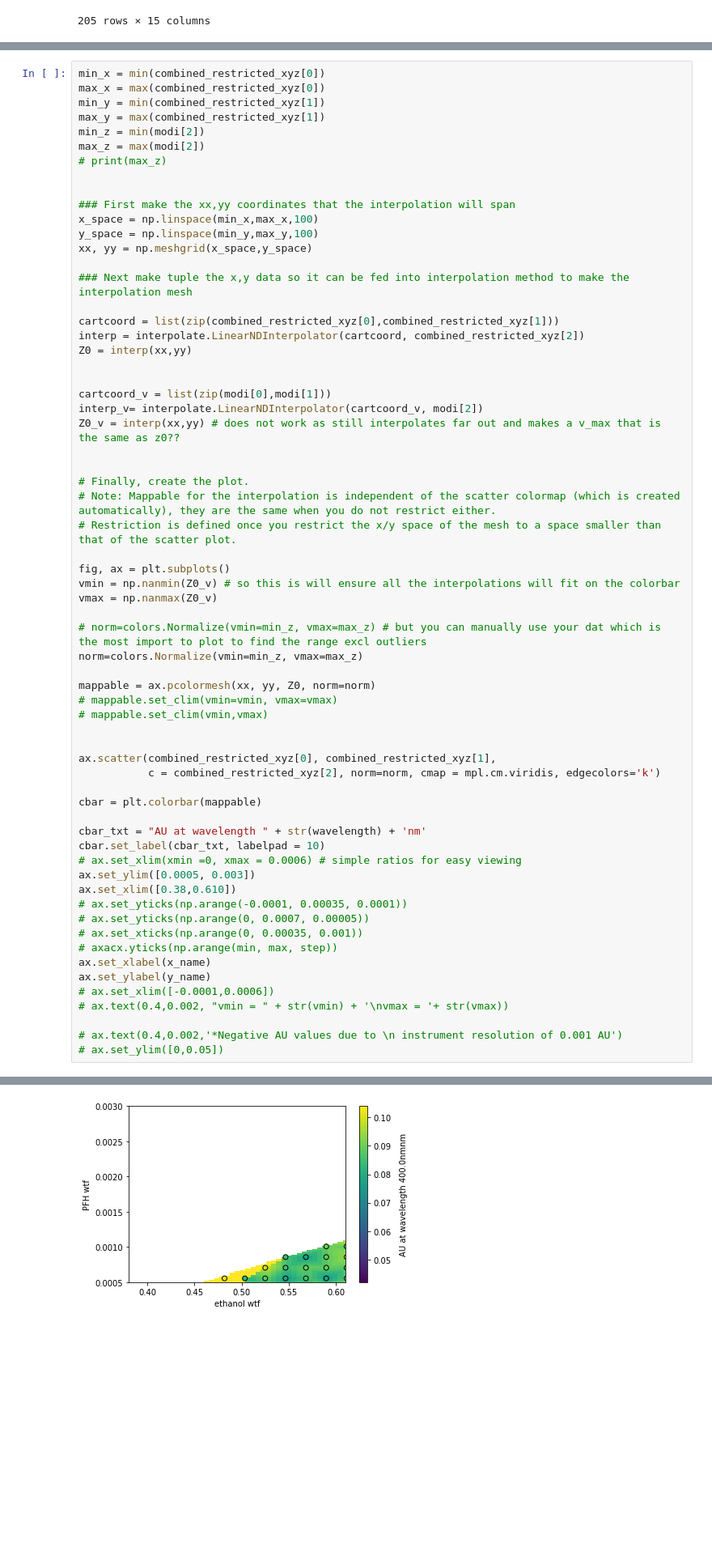
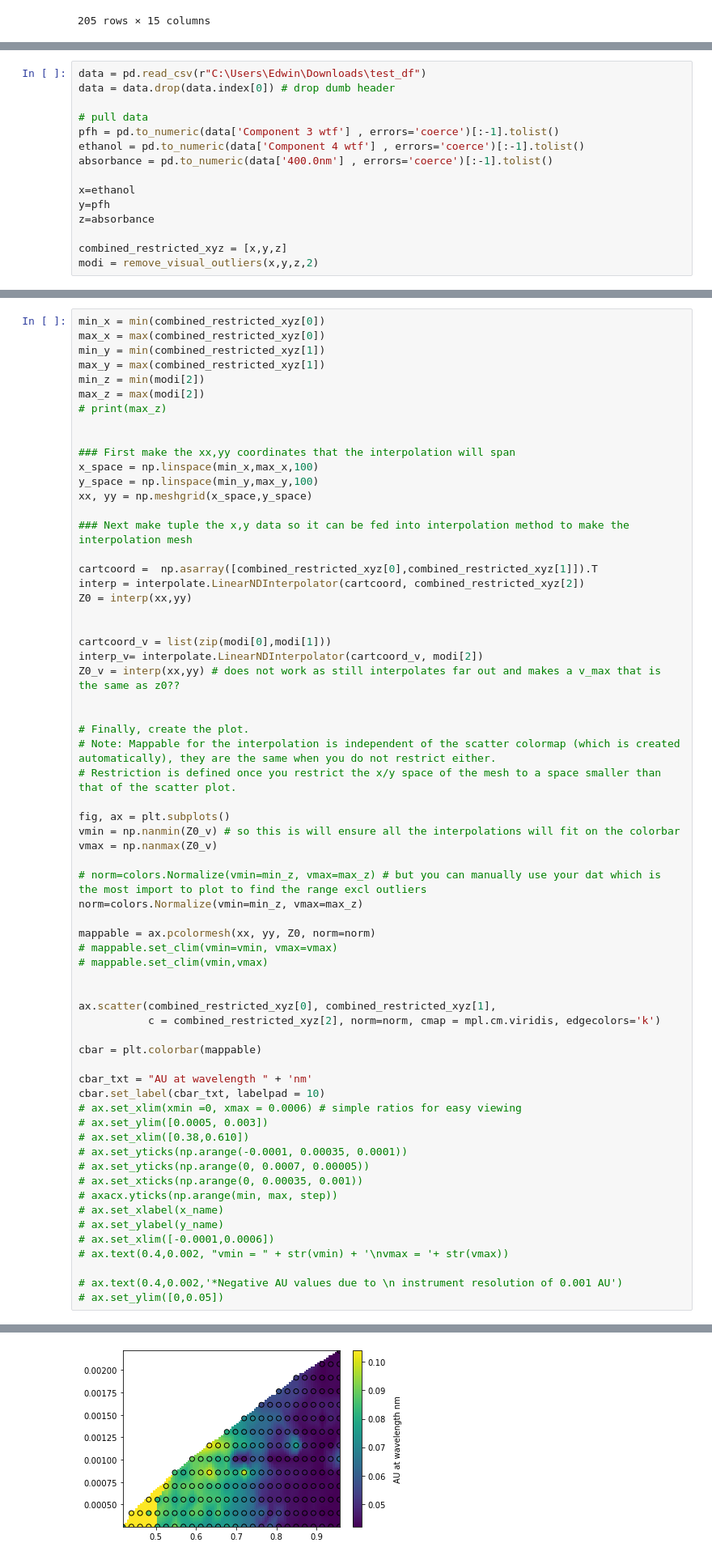
Before and after one commit to pozzo-research-group/OT2Protocols, a Jupyter notebook: ot2protocol/Ouzo_OT2_Sampling/Plate Reader UVVis Processing_final-Copy1.ipynb, the cells around one changed output, grey strips where cells are left out. Shown: that part at 81% size. Saved outputs shown, nothing was run; the diff lists cells and outputs as text; blank space fills up the shorter version.

```diff
--- a/ot2protocol/Ouzo_OT2_Sampling/Plate Reader UVVis Processing_final-Copy1.ipynb
+++ b/ot2protocol/Ouzo_OT2_Sampling/Plate Reader UVVis Processing_final-Copy1.ipynb
@@ -184,3 +125,18 @@ Z0.shape
+# %%
+data = pd.read_csv(r"C:\Users\Edwin\Downloads\test_df")
+data = data.drop(data.index[0]) # drop dumb header
+
+# pull data
+pfh = pd.to_numeric(data['Component 3 wtf'] , errors='coerce')[:-1].tolist()
+ethanol = pd.to_numeric(data['Component 4 wtf'] , errors='coerce')[:-1].tolist()
+absorbance = pd.to_numeric(data['400.0nm'] , errors='coerce')[:-1].tolist()
+
+x=ethanol
+y=pfh
+z=absorbance
+
+combined_restricted_xyz = [x,y,z]
+modi = remove_visual_outliers(x,y,z,2)
 # %%
 x_space = np.linspace(min_x,max_x,100)
 y_space = np.linspace(min_y,max_y,100)
@@ -205,7 +167,7 @@ xx, yy = np.meshgrid(x_space,y_space)
 
 ### Next make tuple the x,y data so it can be fed into interpolation method to make the interpolation mesh
 
-cartcoord = list(zip(combined_restricted_xyz[0],combined_restricted_xyz[1]))
+cartcoord =  np.asarray([combined_restricted_xyz[0],combined_restricted_xyz[1]]).T
 interp = interpolate.LinearNDInterpolator(cartcoord, combined_restricted_xyz[2])
 Z0 = interp(xx,yy)
 
@@ -236,17 +198,17 @@ ax.scatter(combined_restricted_xyz[0], combined_restricted_xyz[1],
 
 cbar = plt.colorbar(mappable)
 
-cbar_txt = "AU at wavelength " + str(wavelength) + 'nm'
+cbar_txt = "AU at wavelength " + 'nm'
 cbar.set_label(cbar_txt, labelpad = 10)
 # ax.set_xlim(xmin =0, xmax = 0.0006) # simple ratios for easy viewing
-ax.set_ylim([0.0005, 0.003])
-ax.set_xlim([0.38,0.610])
+# ax.set_ylim([0.0005, 0.003])
+# ax.set_xlim([0.38,0.610])
 # ax.set_yticks(np.arange(-0.0001, 0.00035, 0.0001))
 # ax.set_yticks(np.arange(0, 0.0007, 0.00005))
 # ax.set_xticks(np.arange(0, 0.00035, 0.001))
 # axacx.yticks(np.arange(min, max, step))
-ax.set_xlabel(x_name)
-ax.set_ylabel(y_name)
+# ax.set_xlabel(x_name)
+# ax.set_ylabel(y_name)
 # ax.set_xlim([-0.0001,0.0006])
 # ax.text(0.4,0.002, "vmin = " + str(vmin) + '\nvmax = '+ str(vmax))
 
@@ -257,4 +218,4 @@ Text(0, 0.5, 'PFH wtf')
-[figure, old version]
+[figure, new version]
 # %%
 remove_index[0]
 # %% [output]
```
Also changed, not shown: parts of 10 cells of this notebook, 4 other files.
